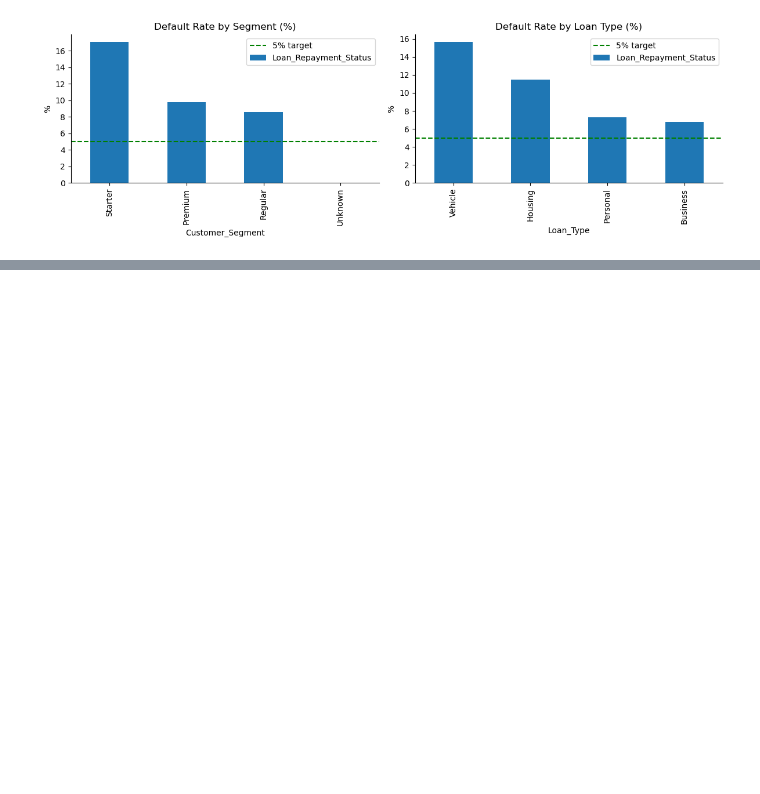
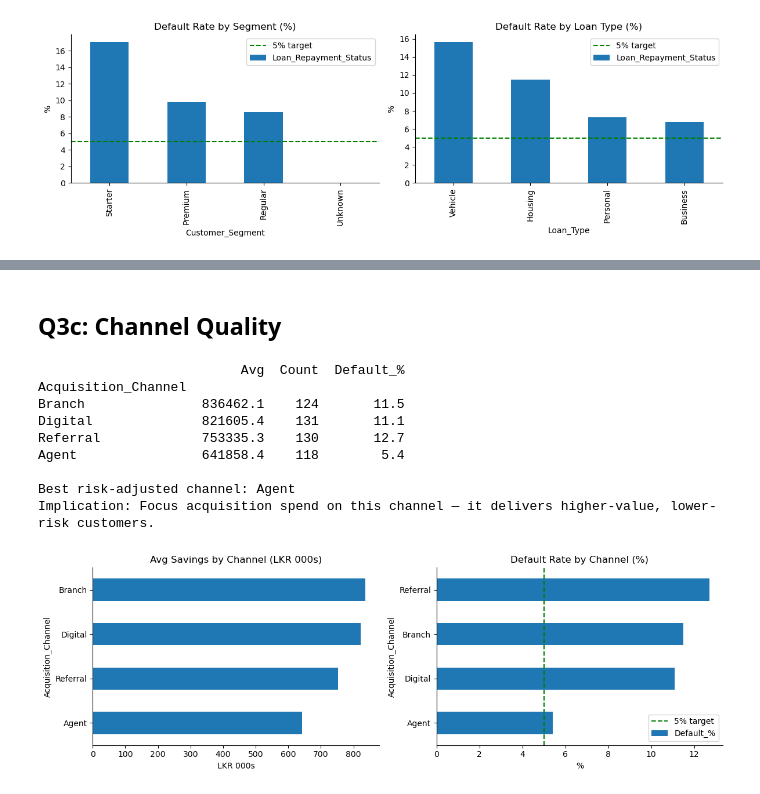
Before and after one commit to senara20240943-droid/Dialog-Fintec, a Jupyter notebook: Assessment questions.ipynb, the cells around one changed output, grey strips where cells are left out. Saved outputs shown, nothing was run; the diff lists cells and outputs as text; code cells hidden in the pictures; blank space fills up the shorter version.

```diff
--- a/Assessment questions.ipynb
+++ b/Assessment questions.ipynb
@@ -221,0 +282,33 @@ Name: Loan_Repayment_Status, dtype: float64
+# %% [markdown]
+## Q3c: Channel Quality
+# %%
+loan_valid = df[df["Has_Loan"]=="Yes"][df[df["Has_Loan"]=="Yes"]["Loan_Repayment_Status"].notna()]
+
+ch_sav = df.groupby("Acquisition_Channel")["Savings_Balance"].agg(Avg="mean", Count="count")
+ch_def = loan_valid.groupby("Acquisition_Channel")["Loan_Repayment_Status"].apply(
+    lambda x: round((x=="Defaulted").sum()/len(x)*100,1)).rename("Default_%")
+ch = ch_sav.join(ch_def).round(1)
+print(ch.sort_values("Avg", ascending=False))
+best = ch["Default_%"].idxmin()
+print(f"\nBest risk-adjusted channel: {best}")
+print("Implication: Focus acquisition spend on this channel — it delivers higher-value, lower-risk customers.")
+
+fig, axes = plt.subplots(1, 2, figsize=(12, 4))
+ch["Avg"].div(1000).sort_values().plot.barh(ax=axes[0])
+axes[0].set(title="Avg Savings by Channel (LKR 000s)", xlabel="LKR 000s")
+ch["Default_%"].sort_values().plot.barh(ax=axes[1])
+axes[1].axvline(5, color="green", linestyle="--", label="5% target"); axes[1].legend()
+axes[1].set(title="Default Rate by Channel (%)", xlabel="%")
+for ax in axes: ax.spines[["top","right"]].set_visible(False)
+plt.tight_layout(); plt.show()
+# %% [output]
+                          Avg  Count  Default_%
+Acquisition_Channel
+Branch               836462.1    124       11.5
+Digital              821605.4    131       11.1
+Referral             753335.3    130       12.7
+Agent                641858.4    118        5.4
+
+Best risk-adjusted channel: Agent
+Implication: Focus acquisition spend on this channel — it delivers higher-value, lower-risk customers.
+[figure, added]
```
Also changed, not shown: parts of 4 cells of this notebook.
